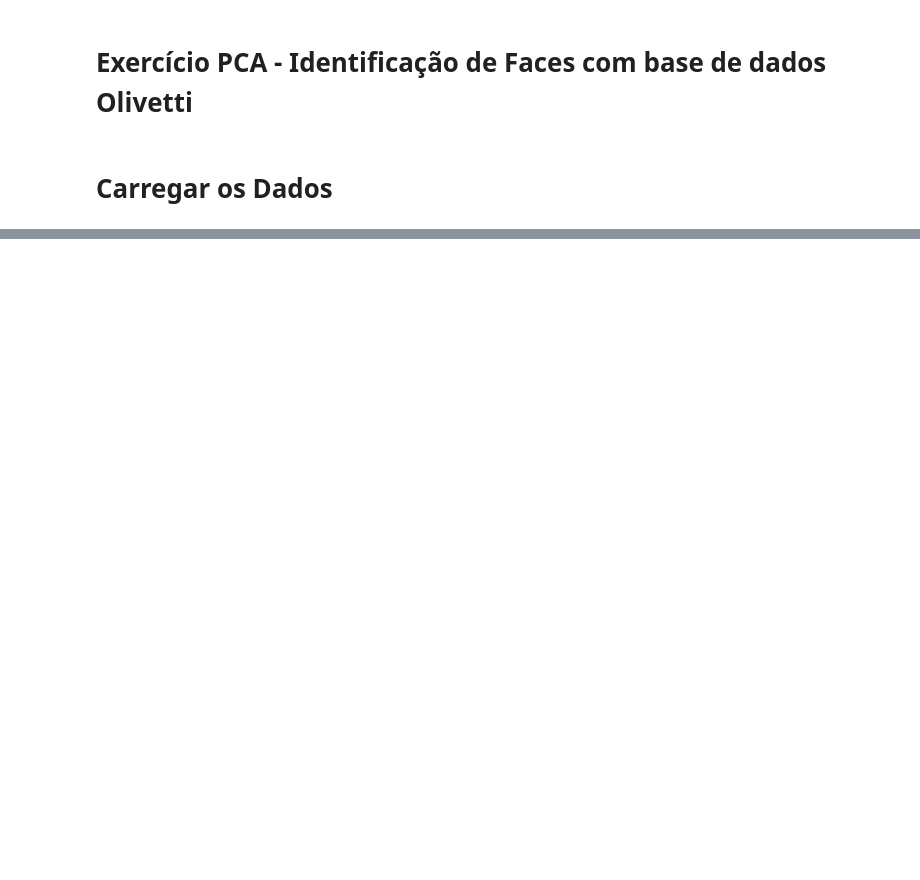
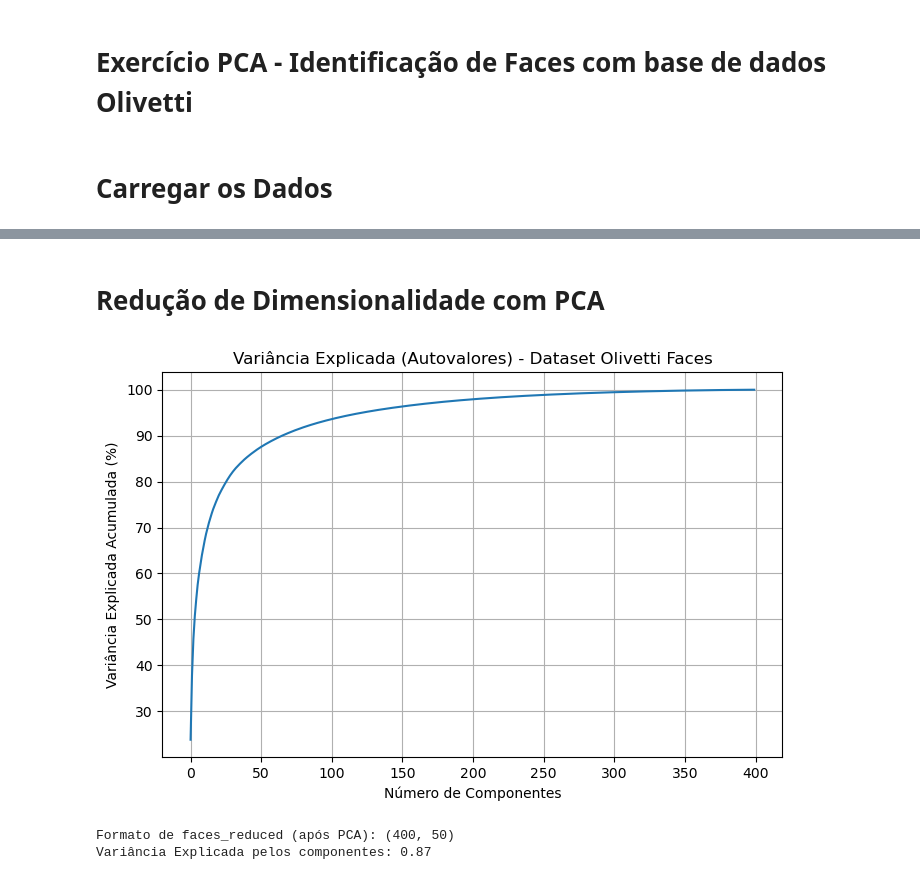
Before and after one commit to muzzidiogo/reconhecimento_de_padroes, a Jupyter notebook: exercicios/pca_olivetti.ipynb, the cells around one changed output, grey strips where cells are left out. Cells and saved outputs as stored; diff of their text form; code cells hidden in the pictures; blank space fills up the shorter version.

```diff
--- a/exercicios/pca_olivetti.ipynb
+++ b/exercicios/pca_olivetti.ipynb
@@ -55,0 +57,23 @@ plt.imshow(faces.images[11], cmap=plt.cm.gray)
+# %% [markdown]
+# Redução de Dimensionalidade com PCA
+# %%
+pca = PCA()
+pca.fit(faces.data)
+
+plt.figure(figsize=(8, 5))
+plt.plot(np.cumsum(pca.explained_variance_ratio_)*100)
+plt.xlabel('Número de Componentes')
+plt.ylabel('Variância Explicada Acumulada (%)')
+plt.title('Variância Explicada (Autovalores) - Dataset Olivetti Faces')
+plt.grid(True)
+# %% [output]
+[figure, added]
+# %%
+pca = PCA(n_components=50)
+pca.fit(faces.data) # faces.data já está achatada, não é necessário fazer reshape
+faces_reduced = pca.transform(faces.data)
+print(f"\nFormato de faces_reduced (após PCA): {faces_reduced.shape}")
+print(f"Variância Explicada pelos componentes: {sum(pca.explained_variance_ratio_):.2f}")
+# %% [output]
+Formato de faces_reduced (após PCA): (400, 50)
+Variância Explicada pelos componentes: 0.87
```
Also changed, not shown: parts of 16 cells of this notebook.
